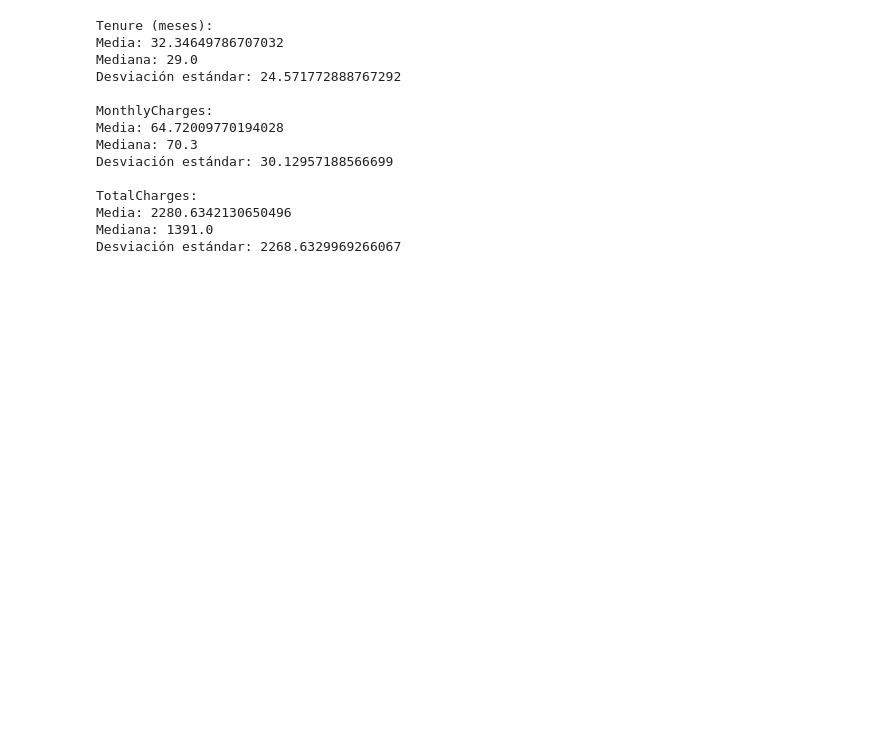
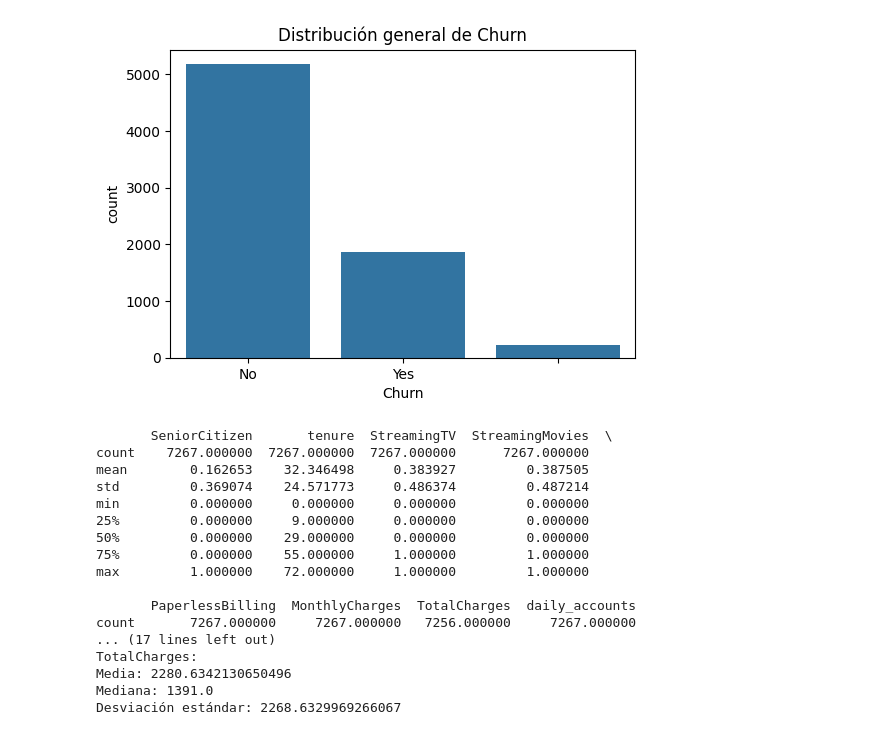
Before and after one commit to Branhell/TelecomX_LATAM, a Jupyter notebook: TelecomX_LATAM.ipynb, the cells around one changed output. Cells and saved outputs as stored; diff of their text form; code cells hidden in the pictures; blank space fills up the shorter version.

```diff
--- a/TelecomX_LATAM.ipynb
+++ b/TelecomX_LATAM.ipynb
@@ -183,8 +166,19 @@ df_final.rename(columns={'Charges.Monthly':'MonthlyCharges',
+# %%
+import matplotlib.pyplot as plt
+import seaborn as sns
+
+# Conteo general de Churn
+plt.figure(figsize=(6,4))
+sns.countplot(data=df_final, x='Churn')
+plt.title("Distribución general de Churn")
+plt.show()
+# %% [output]
+[figure, added]
 # %%
 # Resumen estadístico general
-df_final.describe()
+print(df_final.describe())
 
-# Métricas específicas de columnas numéricas
+# Métricas específicas
 print("Tenure (meses):")
 print("Media:", df_final['tenure'].mean())
 print("Mediana:", df_final['tenure'].median())
@@ -200,16 +194,19 @@ print("Media:", df_final['TotalCharges'].mean())
 print("Mediana:", df_final['TotalCharges'].median())
 print("Desviación estándar:", df_final['TotalCharges'].std())
 # %% [output]
-Tenure (meses):
-Media: 32.34649786707032
-Mediana: 29.0
-Desviación estándar: 24.571772888767292
+       SeniorCitizen       tenure  StreamingTV  StreamingMovies  \
+count    7267.000000  7267.000000  7267.000000      7267.000000
+mean        0.162653    32.346498     0.383927         0.387505
+std         0.369074    24.571773     0.486374         0.487214
+min         0.000000     0.000000     0.000000         0.000000
+25%         0.000000     9.000000     0.000000         0.000000
+50%         0.000000    29.000000     0.000000         0.000000
+75%         0.000000    55.000000     1.000000         1.000000
+max         1.000000    72.000000     1.000000         1.000000
 
-MonthlyCharges:
-Media: 64.72009770194028
-Mediana: 70.3
-Desviación estándar: 30.12957188566699
-
+       PaperlessBilling  MonthlyCharges  TotalCharges  daily_accounts
+count       7267.000000     7267.000000   7256.000000     7267.000000
+... (17 lines left out)
 TotalCharges:
 Media: 2280.6342130650496
 Mediana: 1391.0
```
Also changed, not shown: parts of 22 cells of this notebook, 1 other file.
